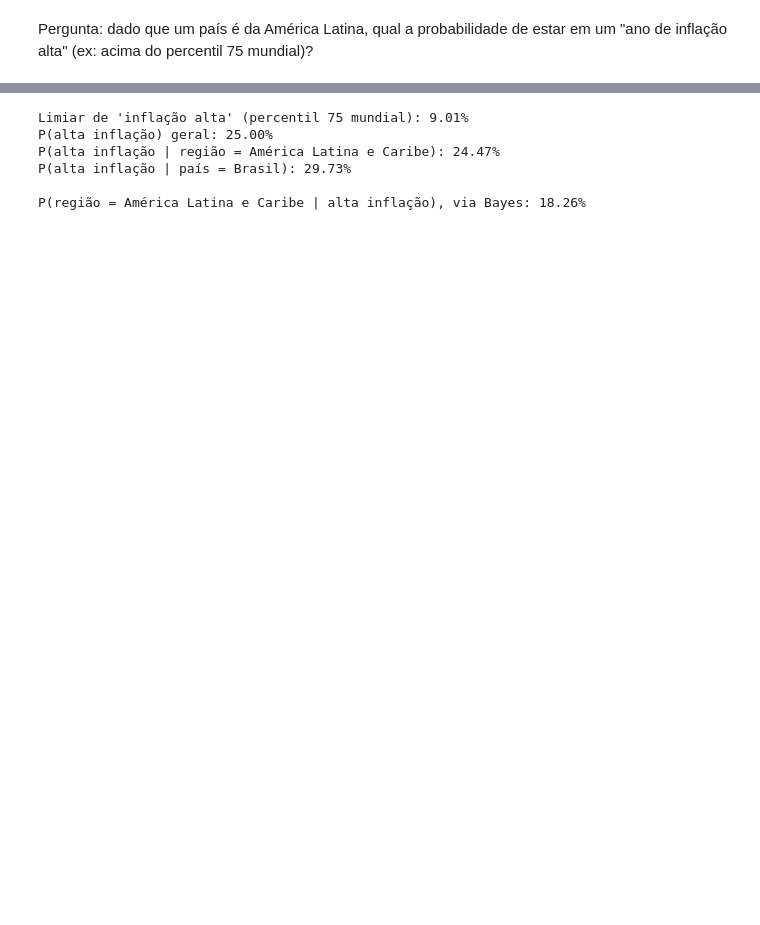
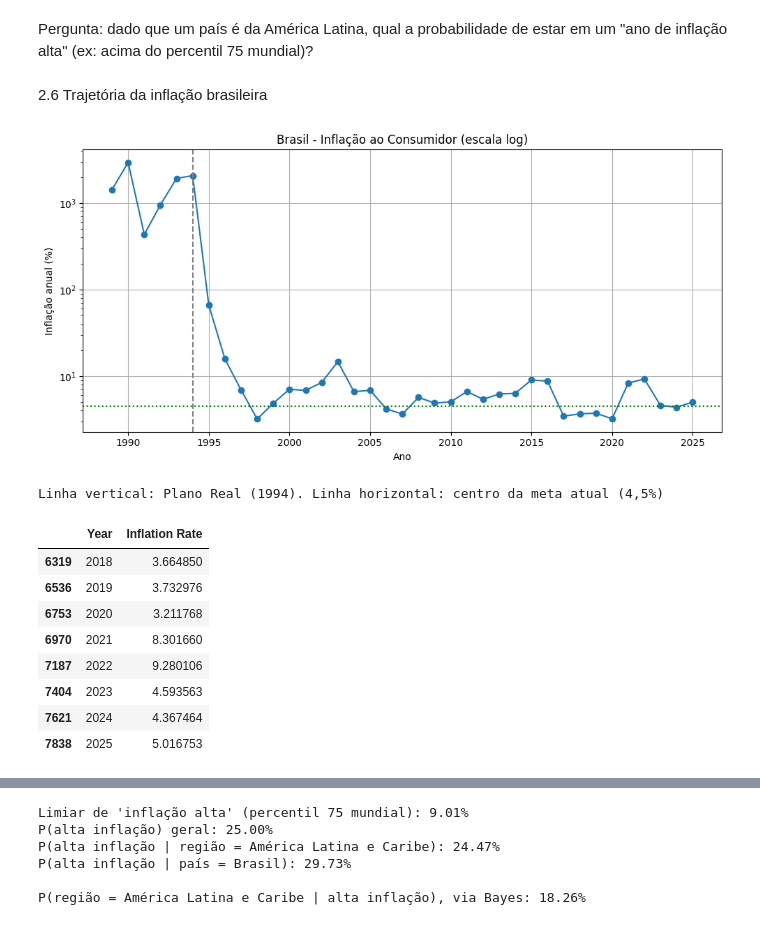
Before and after one commit to LeoPHP1/TP2_Data_science, a Jupyter notebook: TP2_inflacao.ipynb, the cells around one changed output, grey strips where cells are left out. Cells and saved outputs as stored; diff of their text form; code cells hidden in the pictures; blank space fills up the shorter version.

```diff
--- a/TP2_inflacao.ipynb
+++ b/TP2_inflacao.ipynb
@@ -390,2 +355,33 @@ regiao = inflation_df_long[
 # %% [markdown]
 Pergunta: dado que um país é da América Latina, qual a probabilidade de estar em um "ano de inflação alta" (ex: acima do percentil 75 mundial)?
+# %% [markdown]
+2.6 Trajetória da inflação brasileira
+# %%
+brazil = inflation_raw_long[inflation_raw_long["Country Code"] == "BRA"].sort_values("Year")
+
+plt.figure(figsize=(10, 5))
+plt.plot(brazil["Year"], brazil["Inflation Rate"], marker="o")
+plt.yscale("log")
+plt.axvline(x=1994, linestyle="--", color="gray")
+plt.axhline(y=4.5, linestyle=":", color="green")
+plt.title("Brasil - Inflação ao Consumidor (escala log)")
+plt.xlabel("Ano")
+plt.ylabel("Inflação anual (%)")
+plt.grid(True)
+plt.tight_layout()
+plt.show()
+
+print("Linha vertical: Plano Real (1994). Linha horizontal: centro da meta atual (4,5%)")
+display(brazil[brazil["Year"] >= 2018][["Year", "Inflation Rate"]])
+# %% [output]
+[figure, added]
+Linha vertical: Plano Real (1994). Linha horizontal: centro da meta atual (4,5%)
+|  | Year | Inflation Rate |
+| 6319 | 2018 | 3.664850 |
+| 6536 | 2019 | 3.732976 |
+| 6753 | 2020 | 3.211768 |
+| 6970 | 2021 | 8.301660 |
+| 7187 | 2022 | 9.280106 |
+| 7404 | 2023 | 4.593563 |
+| 7621 | 2024 | 4.367464 |
+| 7838 | 2025 | 5.016753 |
```
Also changed, not shown: parts of 29 cells of this notebook.
